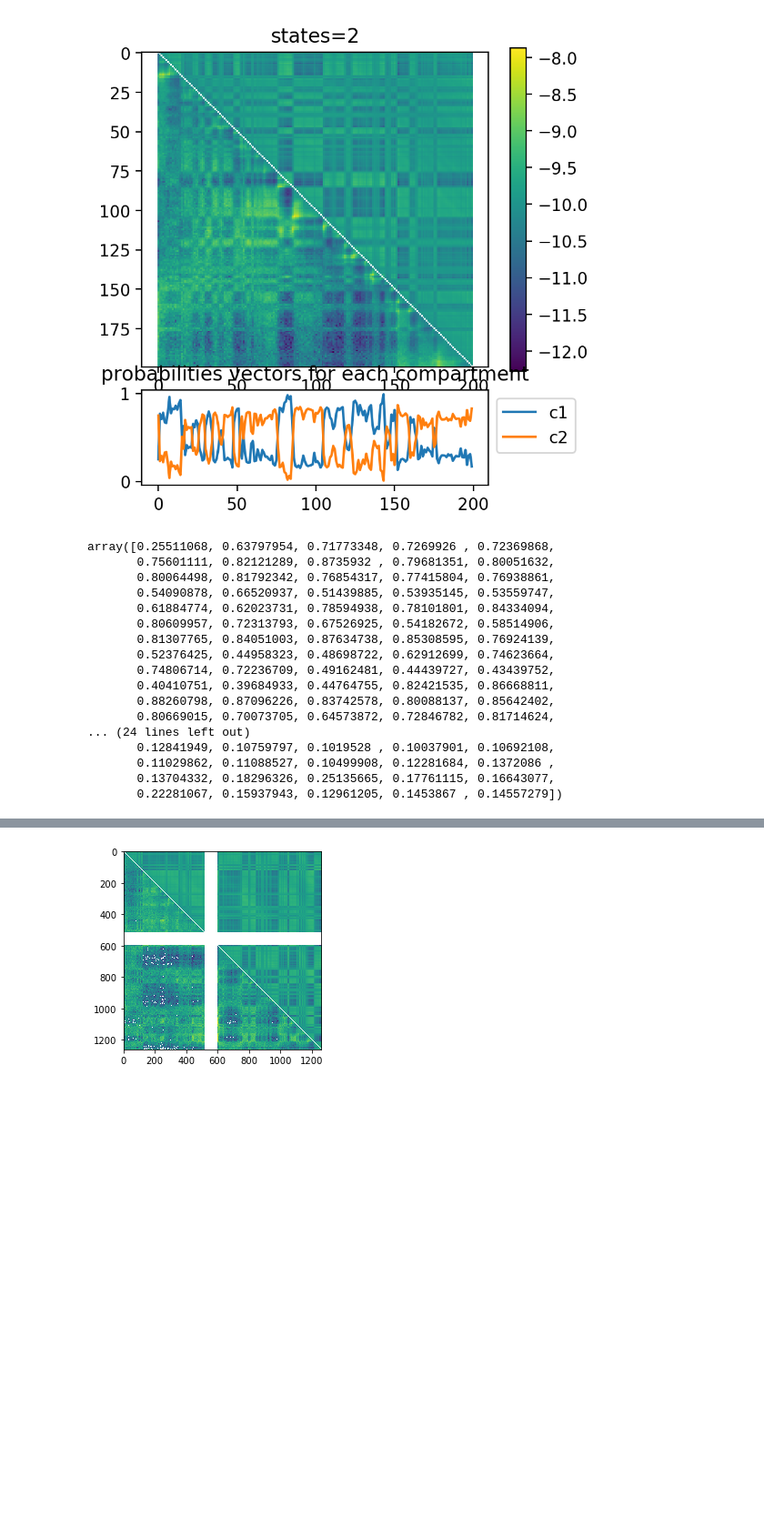
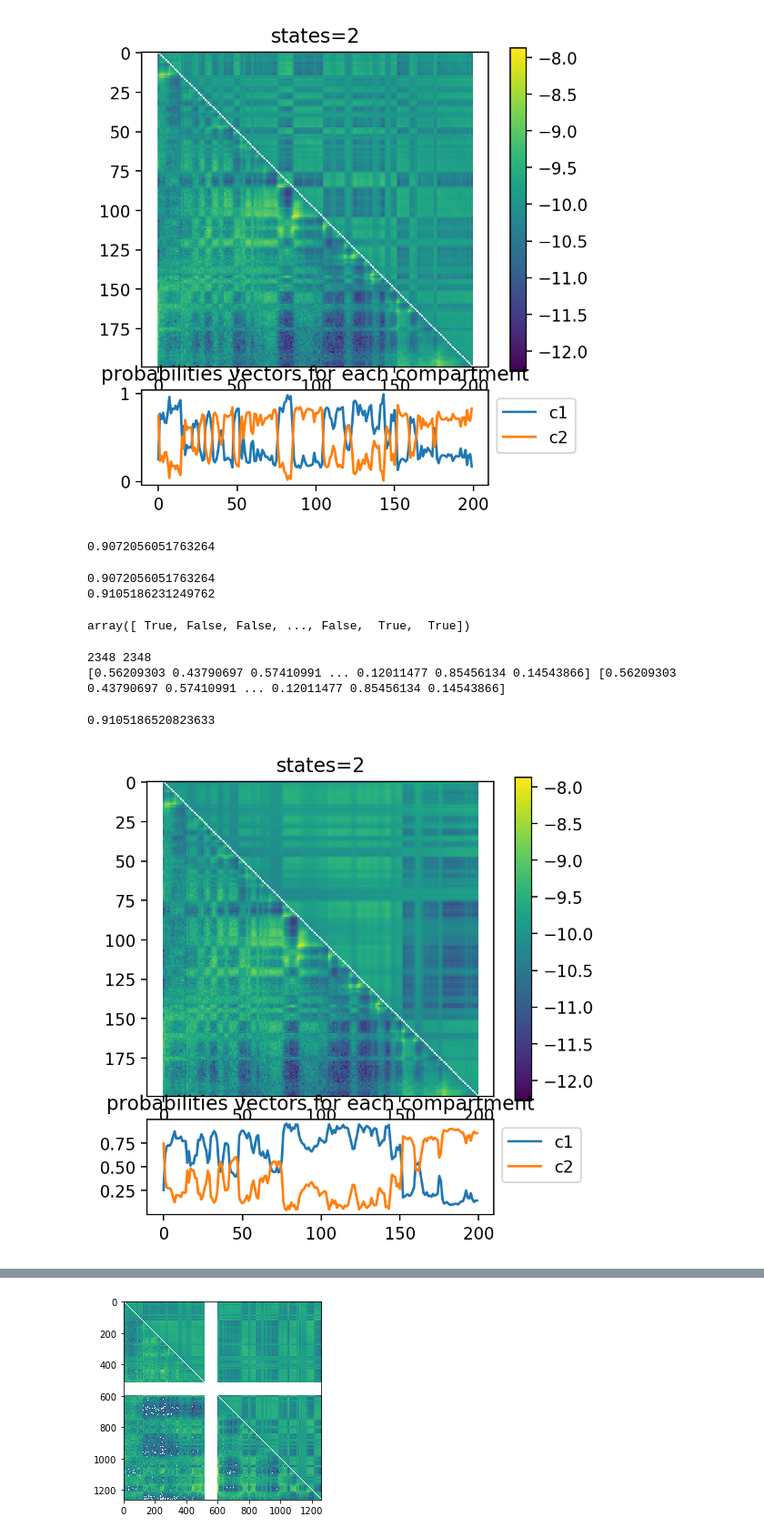
Before and after one commit to KaplanLab/deGeco, a Jupyter notebook: low_res.ipynb, the cells around one changed output, grey strips where cells are left out. Shown at 91% size. Saved outputs shown, nothing was run; the diff lists cells and outputs as text; code cells hidden in the pictures; blank space fills up the shorter version.

```diff
--- a/low_res.ipynb
+++ b/low_res.ipynb
@@ -25,3 +28,16 @@ chr19_20kb = fit_dir('chr19-eye-20kb/')
+# %%
+@curry
+def likelihood(interactions_mat, fit_mat):
+    clean_interactions_mat = gc.preprocess(interactions_mat)
+    unique_interactions = gc.get_unique_interactions(clean_interactions_mat)
+    clean_fit_mat = gc.preprocess(fit_mat)
+    unique_fit_interactions = gc.get_unique_interactions(clean_fit_mat)
+
+    return np.nansum(unique_interactions * hic.safe_log(unique_fit_interactions))
+
+@curry
+def likelihood_ratio(interactions_mat, fit_mat):
+    return np.exp(likelihood(interactions_mat, fit_mat) - likelihood(interactions_mat, interactions_mat))
 # %%
 @curry
 def unpack_args(f, args_list):
@@ -69,25 +85,31 @@ visualize.hic_figure(input_subset, *fit_subset)
 [figure]
 # %%
 fit_all = chr20_eye(2)
-list(fit_all.values())[0][840:840+d][:, 0]
+fit_combined = (np.copy(fit_all['lambdas']), fit_all['weights'], fit_all['alpha'])
+fit_combined[0][840:840+d, :] = fit_subset[0]
+g_combined = hic.normalize_distance(gc.generate_interactions_matrix(*fit_combined))
 # %% [output]
-array([0.25511068, 0.63797954, 0.71773348, 0.7269926 , 0.72369868,
-       0.75601111, 0.82121289, 0.8735932 , 0.79681351, 0.80051632,
-       0.80064498, 0.81792342, 0.76854317, 0.77415804, 0.76938861,
-       0.54090878, 0.66520937, 0.51439885, 0.53935145, 0.53559747,
-       0.61884774, 0.62023731, 0.78594938, 0.78101801, 0.84334094,
-       0.80609957, 0.72313793, 0.67526925, 0.54182672, 0.58514906,
-       0.81307765, 0.84051003, 0.87634738, 0.85308595, 0.76924139,
-       0.52376425, 0.44958323, 0.48698722, 0.62912699, 0.74623664,
-       0.74806714, 0.72236709, 0.49162481, 0.44439727, 0.43439752,
-       0.40410751, 0.39684933, 0.44764755, 0.82421535, 0.86668811,
-       0.88260798, 0.87096226, 0.83742578, 0.80088137, 0.85642402,
-       0.80669015, 0.70073705, 0.64573872, 0.72846782, 0.81714624,
-... (24 lines left out)
-       0.12841949, 0.10759797, 0.1019528 , 0.10037901, 0.10692108,
-       0.11029862, 0.11088527, 0.10499908, 0.12281684, 0.1372086 ,
-       0.13704332, 0.18296326, 0.25135665, 0.17761115, 0.16643077,
-       0.22281067, 0.15937943, 0.12961205, 0.1453867 , 0.14557279])
+0.9072056051763264
+# %%
+print(likelihood_ratio(input_data_chr20, gc.generate_interactions_matrix(*fit_combined)))
+print(likelihood_ratio(input_data_chr20, gc.generate_interactions_matrix(*fit_all.values())))
+# %% [output]
+0.9072056051763264
+0.9105186231249762
+array([ True, False, False, ..., False,  True,  True])
+# %%
+not_nan_mask = ~np.isnan(fit_combined[0]).all(1)
+non_nan_lambdas = fit_combined[0][not_nan_mask, :]
+fit_combined_refit = gc.fit(input_data_chr20, number_of_states=2, weights_shape='eye', init_values=dict(lambdas=non_nan_lambdas.flatten()))
+# %% [output]
+2348 2348
+[0.56209303 0.43790697 0.57410991 ... 0.12011477 0.85456134 0.14543866] [0.56209303 0.43790697 0.57410991 ... 0.12011477 0.85456134 0.14543866]
+# %%
+print(likelihood_ratio(input_data_chr20, gc.generate_interactions_matrix(*fit_combined_refit)))
+visualize.hic_figure(input_subset, fit_combined_refit[0][840:840+d, :], fit_combined_refit[1], fit_combined_refit[2])
+# %% [output]
+0.9105186520823633
+[figure, added]
 # %%
 ax = plt.figure(3).axes[0].images[-1]
 # %%
```
Also changed, not shown: parts of 19 cells of this notebook.
